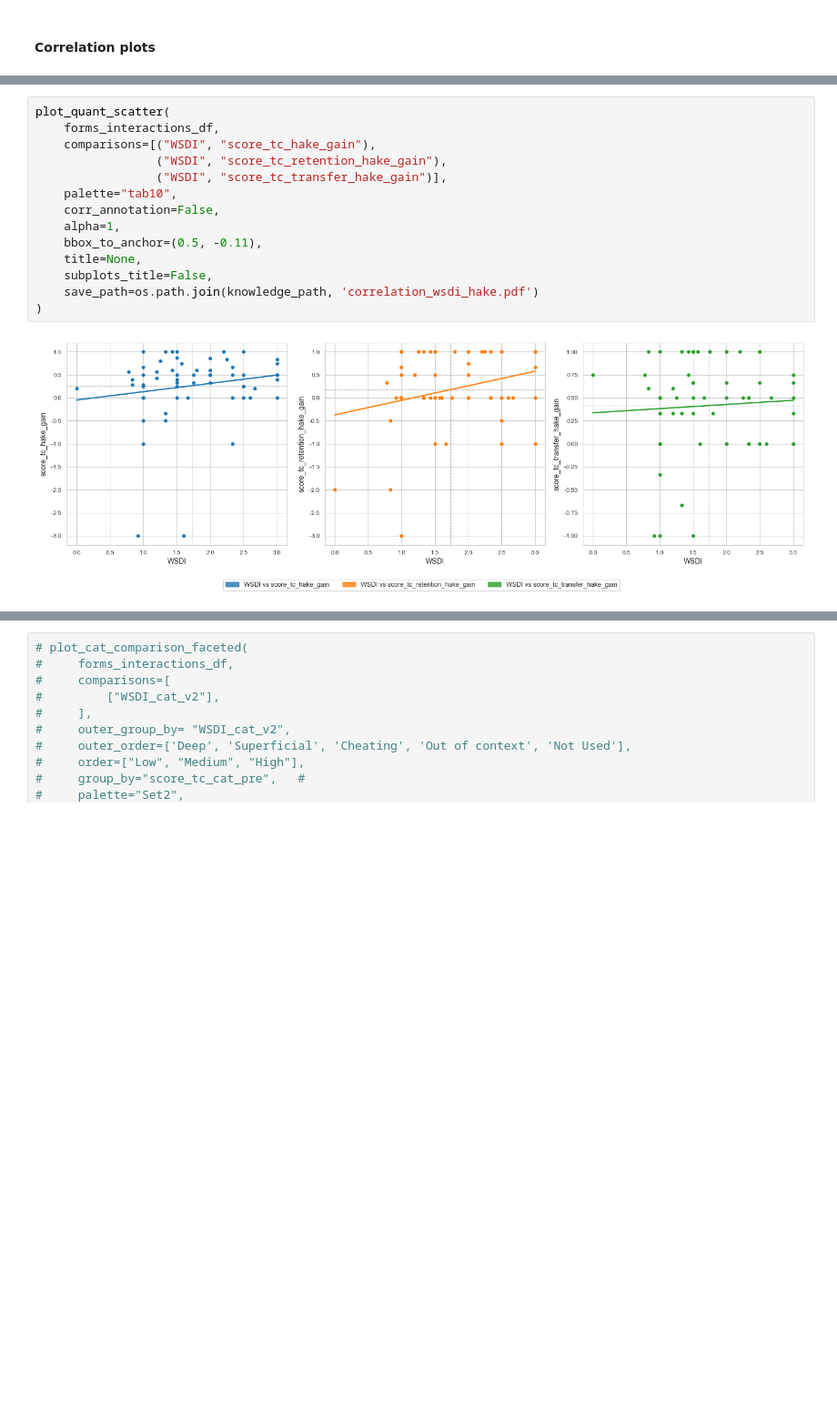
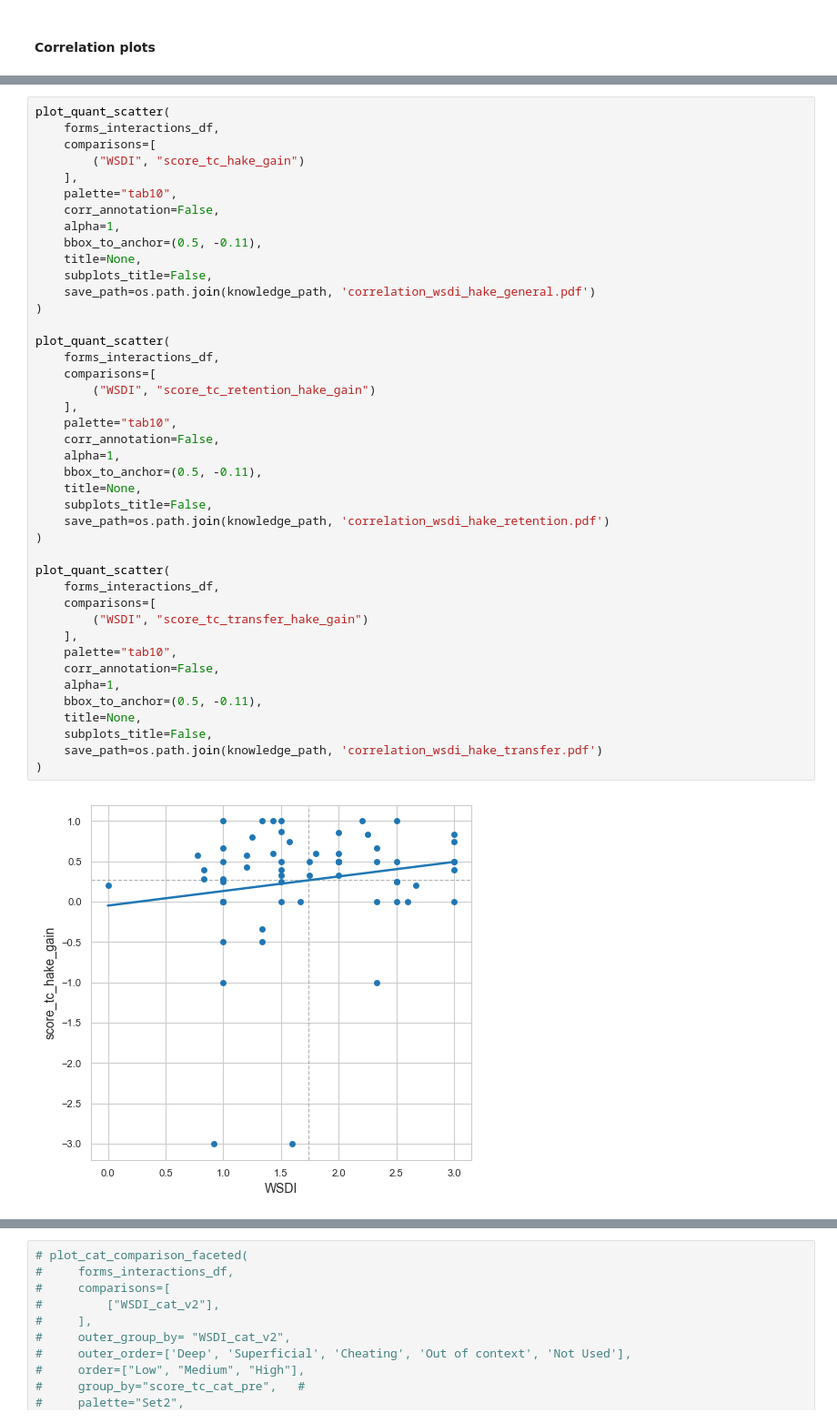
Before and after one commit to IBiDat/va-educational-impact, a Jupyter notebook: src/notebooks/paper/paper_results.ipynb, the cells around one changed output, grey strips where cells are left out. Shown at 91% size. Saved outputs shown, nothing was run; the diff lists cells and outputs as text; blank space fills up the shorter version.

```diff
--- a/src/notebooks/paper/paper_results.ipynb
+++ b/src/notebooks/paper/paper_results.ipynb
@@ -626,16 +700,44 @@ for col in cols_2:
 # %%
 plot_quant_scatter(
     forms_interactions_df,
-    comparisons=[("WSDI", "score_tc_hake_gain"),
-                 ("WSDI", "score_tc_retention_hake_gain"),
-                 ("WSDI", "score_tc_transfer_hake_gain")],
+    comparisons=[
+        ("WSDI", "score_tc_hake_gain")
+    ],
     palette="tab10",
     corr_annotation=False,
     alpha=1,
     bbox_to_anchor=(0.5, -0.11),
     title=None,
     subplots_title=False,
-    save_path=os.path.join(knowledge_path, 'correlation_wsdi_hake.pdf')
+    save_path=os.path.join(knowledge_path, 'correlation_wsdi_hake_general.pdf')
 )
+
+plot_quant_scatter(
+    forms_interactions_df,
+    comparisons=[
+        ("WSDI", "score_tc_retention_hake_gain")
+    ],
+    palette="tab10",
+    corr_annotation=False,
+    alpha=1,
+    bbox_to_anchor=(0.5, -0.11),
+    title=None,
+    subplots_title=False,
+    save_path=os.path.join(knowledge_path, 'correlation_wsdi_hake_retention.pdf')
+)
+
+plot_quant_scatter(
+    forms_interactions_df,
+    comparisons=[
+        ("WSDI", "score_tc_transfer_hake_gain")
+    ],
+    palette="tab10",
+    corr_annotation=False,
+    alpha=1,
+    bbox_to_anchor=(0.5, -0.11),
+    title=None,
+    subplots_title=False,
+    save_path=os.path.join(knowledge_path, 'correlation_wsdi_hake_transfer.pdf')
+)
 # %% [output]
-[figure, old version]
+[figure, new version]
```
Also changed, not shown: parts of 27 cells of this notebook, 1 other file.
